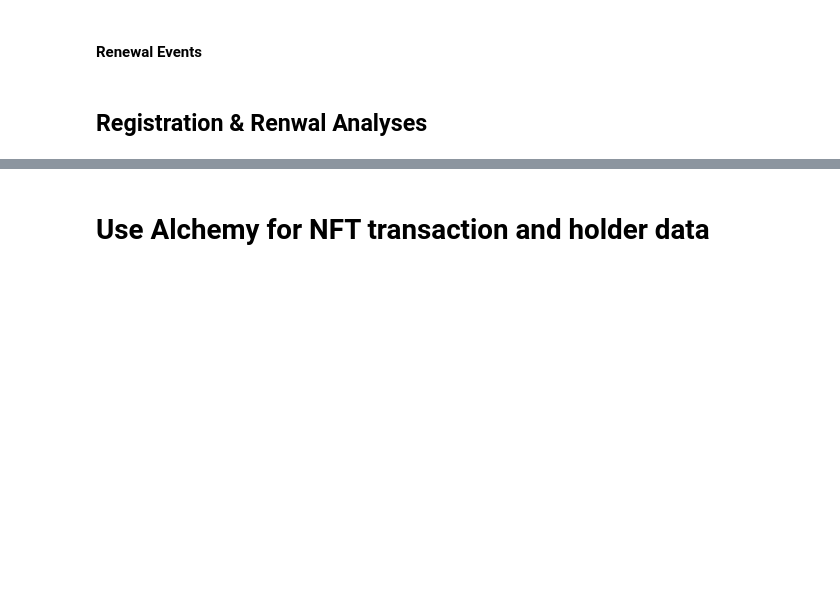
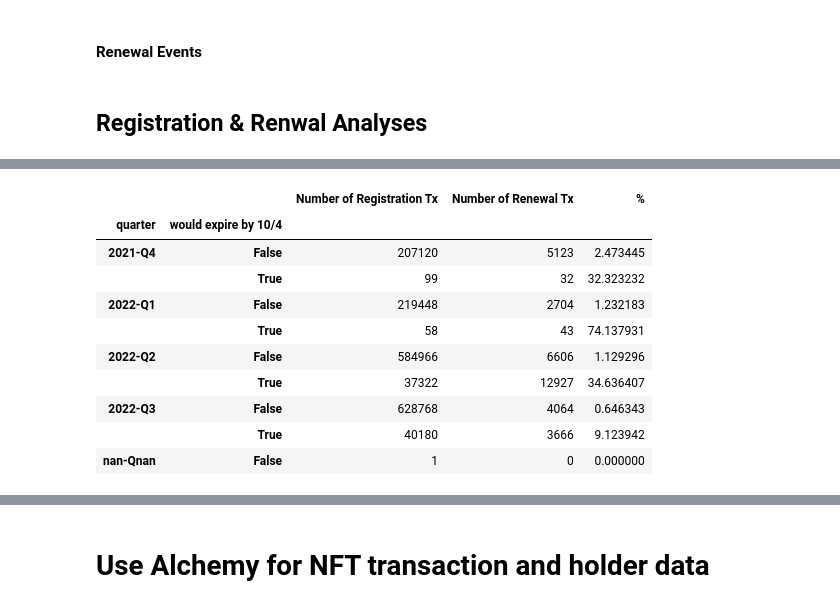
Before and after one commit to MacStrelioff/crypto_public, a Jupyter notebook: ENS NFT analyses/ENSAnalytics.ipynb, the cells around one changed output, grey strips where cells are left out. Drawn from its saved outputs; the diff is of its cells as text; code cells hidden in the pictures; blank space fills up the shorter version.

```diff
--- a/ENS NFT analyses/ENSAnalytics.ipynb
+++ b/ENS NFT analyses/ENSAnalytics.ipynb
@@ -302,0 +390,17 @@ renewal_logs_dict = load_obj('renewal_logs_dict')
+# %%
+# get renewal logs, same columns as registration logs
+renewal_logs_dict = load_obj('renewal_logs_dict')
+renewal_logs_df = pd.DataFrame.from_dict(renewal_logs_dict,orient='index')
+
+# process, same as registration logs
+renewal_logs_df = (renewal_logs_df
+                                 .reset_index()
+                                 .set_index('blockNumber')
+                                 .join(block_to_ts_df) # get timestamps
+                                 .reset_index()
+                                 .rename(columns={'index':'tx','level_0':'block'})
+                           )
+renewal_logs_df['ts_dt']=pd.to_datetime(renewal_logs_df['ts']*10**9) # convert ts to datetime
+renewal_logs_df['expires_dt']=pd.to_datetime(renewal_logs_df['expires']*10**9) # convert to datetime
+renewal_logs_df['cost_eth']=renewal_logs_df['cost']/10**18 # convert wei -> eth
+renewal_logs_df['quarter'] = renewal_logs_df.ts_dt.apply(lambda x: pd.Timestamp(x)).apply(lambda x: str(x.year)+'-Q'+str(x.quarter))
@@ -302,0 +485,7 @@ renewal_logs_dict = load_obj('renewal_logs_dict')
+# %%
+registered_and_renewed = registration_logs_all_df.merge(renewal_logs_df
+                                                        ,how='left'
+                                                        ,left_on='name'
+                                                        ,right_on='name'
+                                                        ,suffixes=('','_renewal'))
+registered_and_renewed['would_expire'] = registered_and_renewed.expires < time.time()
@@ -302,0 +496,28 @@ renewal_logs_dict = load_obj('renewal_logs_dict')
+# %%
+# early renewal rates ~1-2.5%, renewal rates ~32-34%
+# WARNING: could dupe/overcount cases like a registration with multiple renewals in a short period of time
+t1=registered_and_renewed.groupby(['quarter','would_expire'])[['tx','tx_renewal']].count()
+t2=100-registered_and_renewed.groupby(['quarter','would_expire'])[['tx','tx_renewal']].apply(lambda x: x.isna().mean().multiply(100))
+
+# combine and format;
+(t1.join(t2[['tx_renewal']]
+         .rename(columns={'tx_renewal':'%'}))
+ .reset_index()
+ .rename(columns={'tx':'Number of Registration Tx'
+                 ,'tx_renewal':'Number of Renewal Tx'
+                 ,'would_expire':'would expire by 10/4'}
+        )
+ .set_index(['quarter','would expire by 10/4'])
+)
+# %% [output]
+|  |  | Number of Registration Tx | Number of Renewal Tx | % |
+| quarter | would expire by 10/4 |  |  |  |
+| 2021-Q4 | False | 207120 | 5123 | 2.473445 |
+|  | True | 99 | 32 | 32.323232 |
+| 2022-Q1 | False | 219448 | 2704 | 1.232183 |
+|  | True | 58 | 43 | 74.137931 |
+| 2022-Q2 | False | 584966 | 6606 | 1.129296 |
+|  | True | 37322 | 12927 | 34.636407 |
+| 2022-Q3 | False | 628768 | 4064 | 0.646343 |
+|  | True | 40180 | 3666 | 9.123942 |
+| nan-Qnan | False | 1 | 0 | 0.000000 |
```
Also changed, not shown: parts of 47 cells of this notebook.
